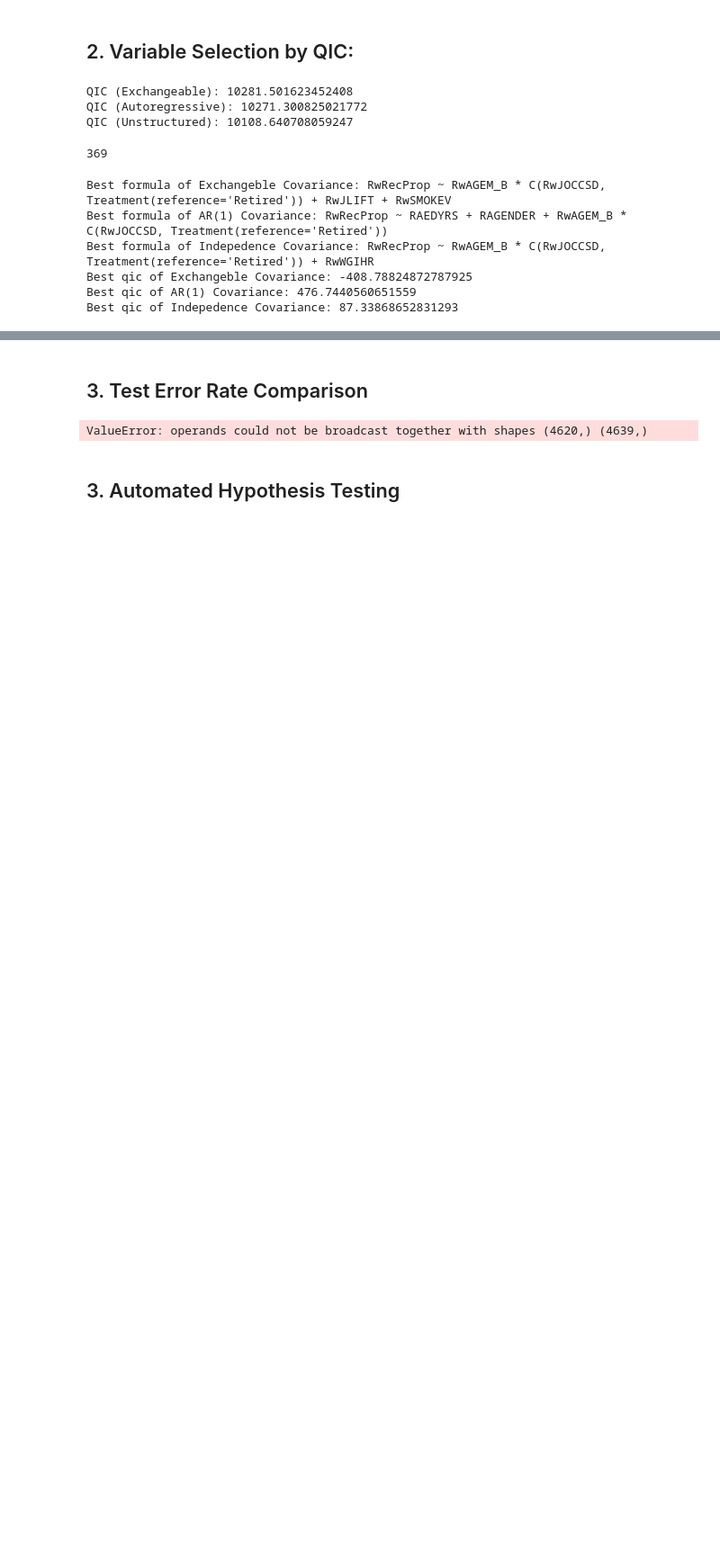
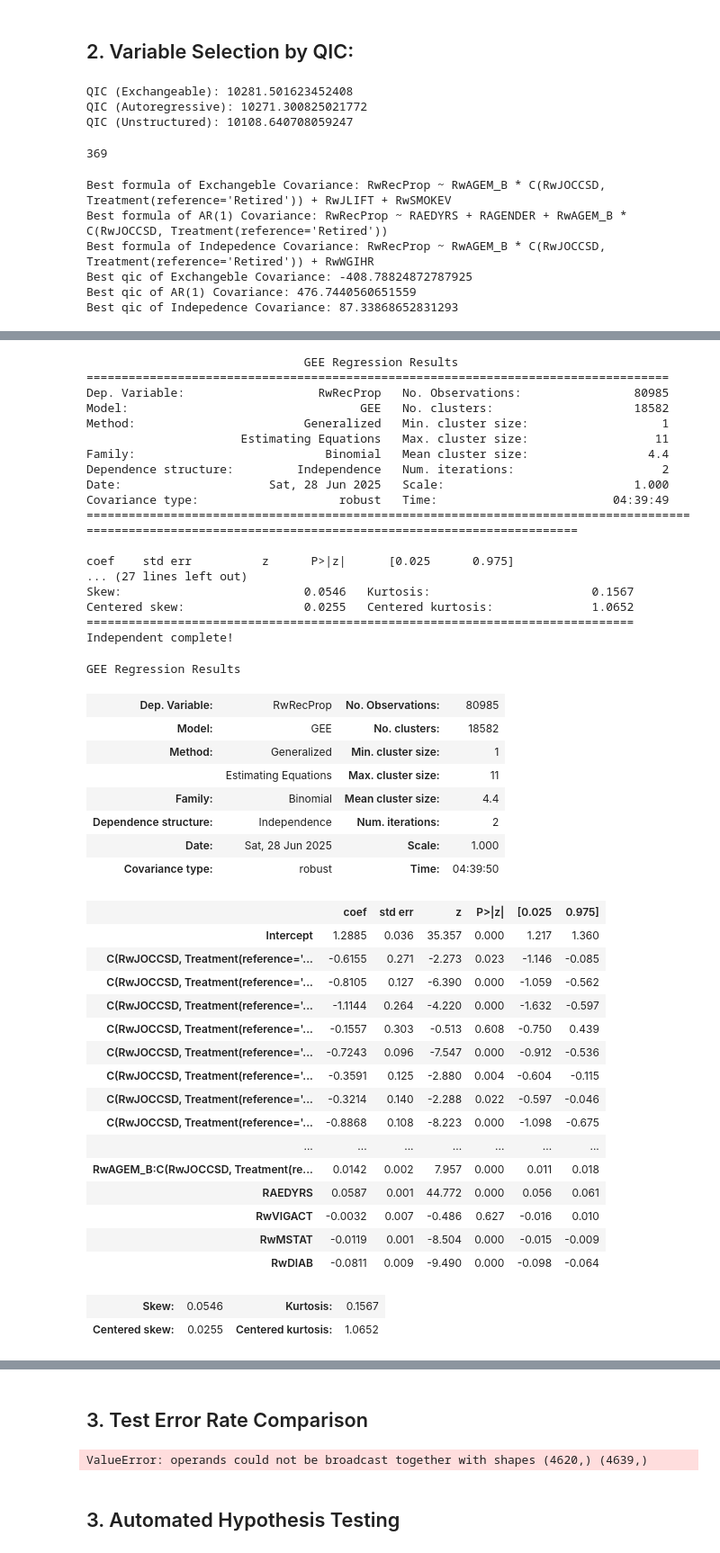
Before and after one commit to Owen-Darkhorse/Inter-Univer-Health-Data, a Jupyter notebook: Code/250624-GEE.ipynb, the cells around one changed output, grey strips where cells are left out. Shown: that part at 90% size. Saved outputs shown, nothing was run; the diff lists cells and outputs as text; code cells hidden in the pictures; blank space fills up the shorter version.

Commit message:
Final model

```diff
--- a/Code/250624-GEE.ipynb
+++ b/Code/250624-GEE.ipynb
@@ -343,0 +403,60 @@ RwWGIHR
+# %%
+# bestExchForm = baseFormula + ' + ' + ' + '.join([])
+# bestARForm = baseFormula + ' + ' + ' + '.join([])
+bestIndepForm = baseFormula + ' + ' + ' + '.join(["RAEDYRS", "RwVIGACT",
+                                                 "RwMSTAT", "RwDIAB", "RwPhyLim", "RwCogLim",
+                                                 "RAGENDER"])
+
+# bestExchResult = fitBaseModel(bestExchForm, "HHIDPN", df, exchangeable_corr, sm.families.Binomial())
+# print("Exchangeable complete!\n")
+# bestARResult = fitBaseModel(bestARForm, "HHIDPN", df, autoregress_corr, sm.families.Binomial())
+# print("AR(1) complete!\n")
+bestIndepResult = fitBaseModel(bestIndepForm, "HHIDPN", df, indep_corr, sm.families.Binomial())
+print("Independent complete!\n")
+
+bestIndepResult.summary()
+# %% [output]
+                               GEE Regression Results
+===================================================================================
+Dep. Variable:                   RwRecProp   No. Observations:                80985
+Model:                                 GEE   No. clusters:                    18582
+Method:                        Generalized   Min. cluster size:                   1
+                      Estimating Equations   Max. cluster size:                  11
+Family:                           Binomial   Mean cluster size:                 4.4
+Dependence structure:         Independence   Num. iterations:                     2
+Date:                     Sat, 28 Jun 2025   Scale:                           1.000
+Covariance type:                    robust   Time:                         04:39:49
+============================================================================================================================================================
+                                                                                               coef    std err          z      P>|z|      [0.025      0.975]
+... (27 lines left out)
+Skew:                          0.0546   Kurtosis:                       0.1567
+Centered skew:                 0.0255   Centered kurtosis:              1.0652
+==============================================================================
+Independent complete!
+GEE Regression Results
+| Dep. Variable: | RwRecProp | No. Observations: | 80985 |
+| Model: | GEE | No. clusters: | 18582 |
+| Method: | Generalized | Min. cluster size: | 1 |
+|  | Estimating Equations | Max. cluster size: | 11 |
+| Family: | Binomial | Mean cluster size: | 4.4 |
+| Dependence structure: | Independence | Num. iterations: | 2 |
+| Date: | Sat, 28 Jun 2025 | Scale: | 1.000 |
+| Covariance type: | robust | Time: | 04:39:50 |
+|  | coef | std err | z | P>|z| | [0.025 | 0.975] |
+| Intercept | 1.2885 | 0.036 | 35.357 | 0.000 | 1.217 | 1.360 |
+| C(RwJOCCSD, Treatment(reference='... | -0.6155 | 0.271 | -2.273 | 0.023 | -1.146 | -0.085 |
+| C(RwJOCCSD, Treatment(reference='... | -0.8105 | 0.127 | -6.390 | 0.000 | -1.059 | -0.562 |
+| C(RwJOCCSD, Treatment(reference='... | -1.1144 | 0.264 | -4.220 | 0.000 | -1.632 | -0.597 |
+| C(RwJOCCSD, Treatment(reference='... | -0.1557 | 0.303 | -0.513 | 0.608 | -0.750 | 0.439 |
+| C(RwJOCCSD, Treatment(reference='... | -0.7243 | 0.096 | -7.547 | 0.000 | -0.912 | -0.536 |
+| C(RwJOCCSD, Treatment(reference='... | -0.3591 | 0.125 | -2.880 | 0.004 | -0.604 | -0.115 |
+| C(RwJOCCSD, Treatment(reference='... | -0.3214 | 0.140 | -2.288 | 0.022 | -0.597 | -0.046 |
+| C(RwJOCCSD, Treatment(reference='... | -0.8868 | 0.108 | -8.223 | 0.000 | -1.098 | -0.675 |
+| ... | ... | ... | ... | ... | ... | ... |
+| RwAGEM_B:C(RwJOCCSD, Treatment(re... | 0.0142 | 0.002 | 7.957 | 0.000 | 0.011 | 0.018 |
+| RAEDYRS | 0.0587 | 0.001 | 44.772 | 0.000 | 0.056 | 0.061 |
+| RwVIGACT | -0.0032 | 0.007 | -0.486 | 0.627 | -0.016 | 0.010 |
+| RwMSTAT | -0.0119 | 0.001 | -8.504 | 0.000 | -0.015 | -0.009 |
+| RwDIAB | -0.0811 | 0.009 | -9.490 | 0.000 | -0.098 | -0.064 |
+| Skew: | 0.0546 | Kurtosis: | 0.1567 |
+| Centered skew: | 0.0255 | Centered kurtosis: | 1.0652 |
```
Also changed, not shown: parts of 9 cells of this notebook.
